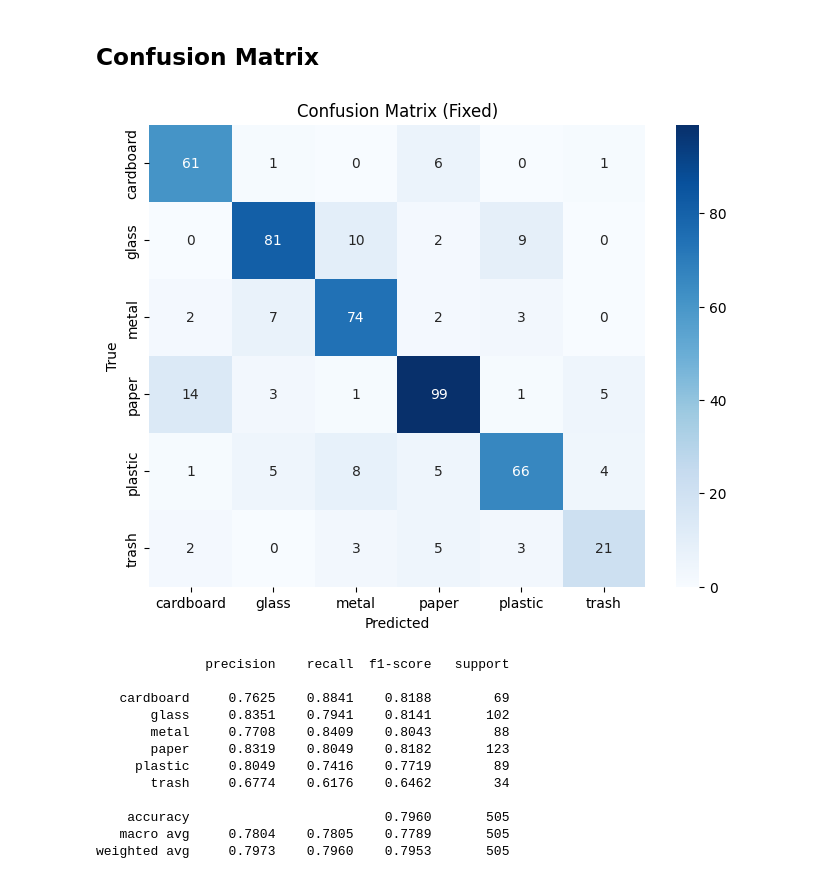
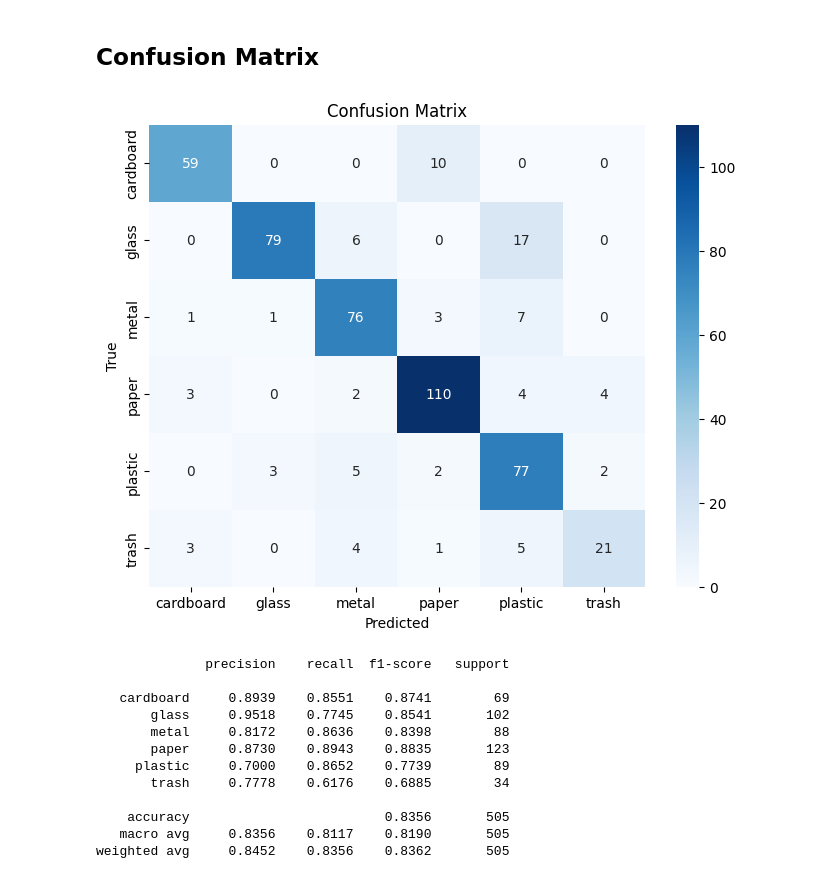
Before and after one commit to hojjang98/CV-Projects, a Jupyter notebook: garbage-classification/garbage_classification.ipynb, the cells around one changed output. Saved outputs shown, nothing was run; the diff lists cells and outputs as text; code cells hidden in the pictures.

```diff
--- a/garbage-classification/garbage_classification.ipynb
+++ b/garbage-classification/garbage_classification.ipynb
@@ -70,7 +69,7 @@ plt.show()
 # %%
 import tensorflow as tf
 
-img_size = (128, 128)
+img_size = (224, 224)
 batch_size = 32
 
 train_ds = tf.keras.utils.image_dataset_from_directory(
@@ -316,6 +268,0 @@ Model: "sequential_15"
-# %%
-model.compile(
-    optimizer=keras.optimizers.Adam(1e-3),
-    loss="sparse_categorical_crossentropy",
-    metrics=["accuracy"]
-)
@@ -369,9 +318,7 @@ Epoch 10/10
 # %%
-# Unfreeze last 20 layers (already done previously)
-base_model.trainable = True
-fine_tune_at = len(base_model.layers) - 20
-
-for layer in base_model.layers[:fine_tune_at]:
+backbone.trainable = True
+fine_tune_at = len(backbone.layers) - 40
+for layer in backbone.layers[:fine_tune_at]:
     layer.trainable = False
 
 model.compile(
@@ -380,18 +327,15 @@ model.compile(
     metrics=["accuracy"]
 )
 
-callbacks = [
-    keras.callbacks.EarlyStopping(monitor="val_loss", patience=5, restore_best_weights=True),
-    keras.callbacks.ReduceLROnPlateau(monitor="val_loss", factor=0.5, patience=2, verbose=1)
-]
-
-# Train longer
 fine_history = model.fit(
     train_ds,
     validation_data=val_ds,
-    epochs=30,                  # was 10 → now 30
+    epochs=30,
     class_weight=class_weight,
-    callbacks=callbacks
+    callbacks=[
+        keras.callbacks.EarlyStopping(monitor="val_loss", patience=5, restore_best_weights=True),
+        keras.callbacks.ReduceLROnPlateau(monitor="val_loss", factor=0.5, patience=2)
+    ]
 )
 # %% [output]
 Epoch 1/30
@@ -414,42 +362,41 @@ Epoch 29/30
 # %% [markdown]
 ## Confusion Matrix
 # %%
-# Ensure deterministic ordering
-y_true = []
-y_pred = []
+import numpy as np
+import seaborn as sns
+from sklearn.metrics import confusion_matrix, classification_report
+import matplotlib.pyplot as plt
 
+y_true, y_pred = [], []
 for images, labels in val_ds:
     preds = model.predict(images, verbose=0)
     y_true.extend(labels.numpy())
     y_pred.extend(np.argmax(preds, axis=1))
 
-y_true = np.array(y_true)
-y_pred = np.array(y_pred)
+y_true, y_pred = np.array(y_true), np.array(y_pred)
 
-# Confusion Matrix
 cm = confusion_matrix(y_true, y_pred)
 plt.figure(figsize=(8,6))
 sns.heatmap(cm, annot=True, fmt="d", cmap="Blues",
             xticklabels=val_ds.class_names,
             yticklabels=val_ds.class_names)
 plt.xlabel("Predicted")
 plt.ylabel("True")
-plt.title("Confusion Matrix (Fixed)")
+plt.title("Confusion Matrix")
 plt.show()
 
-# Classification Report
 print(classification_report(y_true, y_pred, target_names=val_ds.class_names, digits=4))
 # %% [output]
-[figure, old version]
+[figure, new version]
               precision    recall  f1-score   support
 
-   cardboard     0.7625    0.8841    0.8188        69
-       glass     0.8351    0.7941    0.8141       102
-       metal     0.7708    0.8409    0.8043        88
-       paper     0.8319    0.8049    0.8182       123
-     plastic     0.8049    0.7416    0.7719        89
-       trash     0.6774    0.6176    0.6462        34
+   cardboard     0.8939    0.8551    0.8741        69
+       glass     0.9518    0.7745    0.8541       102
+       metal     0.8172    0.8636    0.8398        88
+       paper     0.8730    0.8943    0.8835       123
+     plastic     0.7000    0.8652    0.7739        89
+       trash     0.7778    0.6176    0.6885        34
 
-    accuracy                         0.7960       505
-   macro avg     0.7804    0.7805    0.7789       505
-weighted avg     0.7973    0.7960    0.7953       505
+    accuracy                         0.8356       505
+   macro avg     0.8356    0.8117    0.8190       505
+weighted avg     0.8452    0.8356    0.8362       505
```
Also changed, not shown: parts of 24 cells of this notebook, 8 other files.
